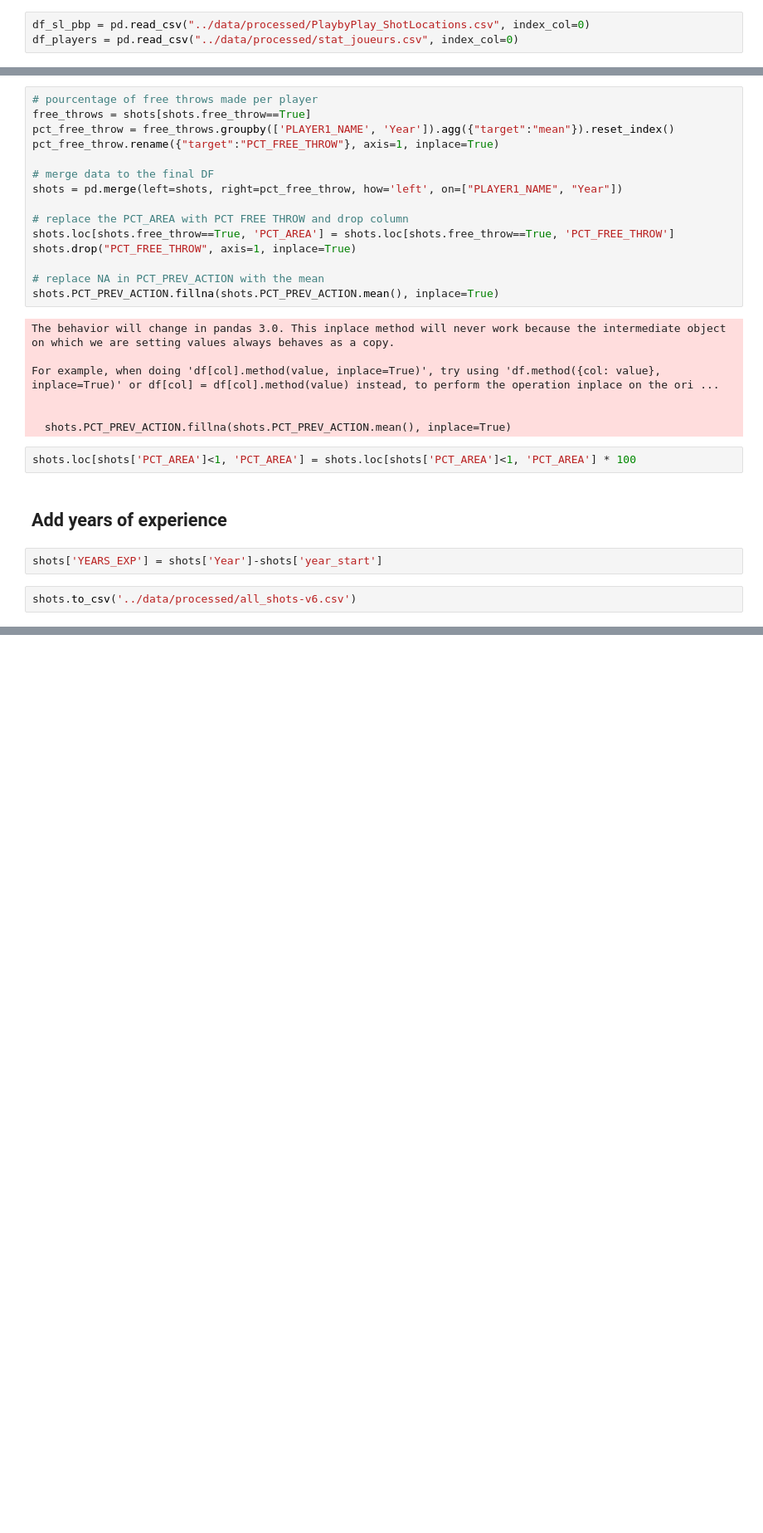
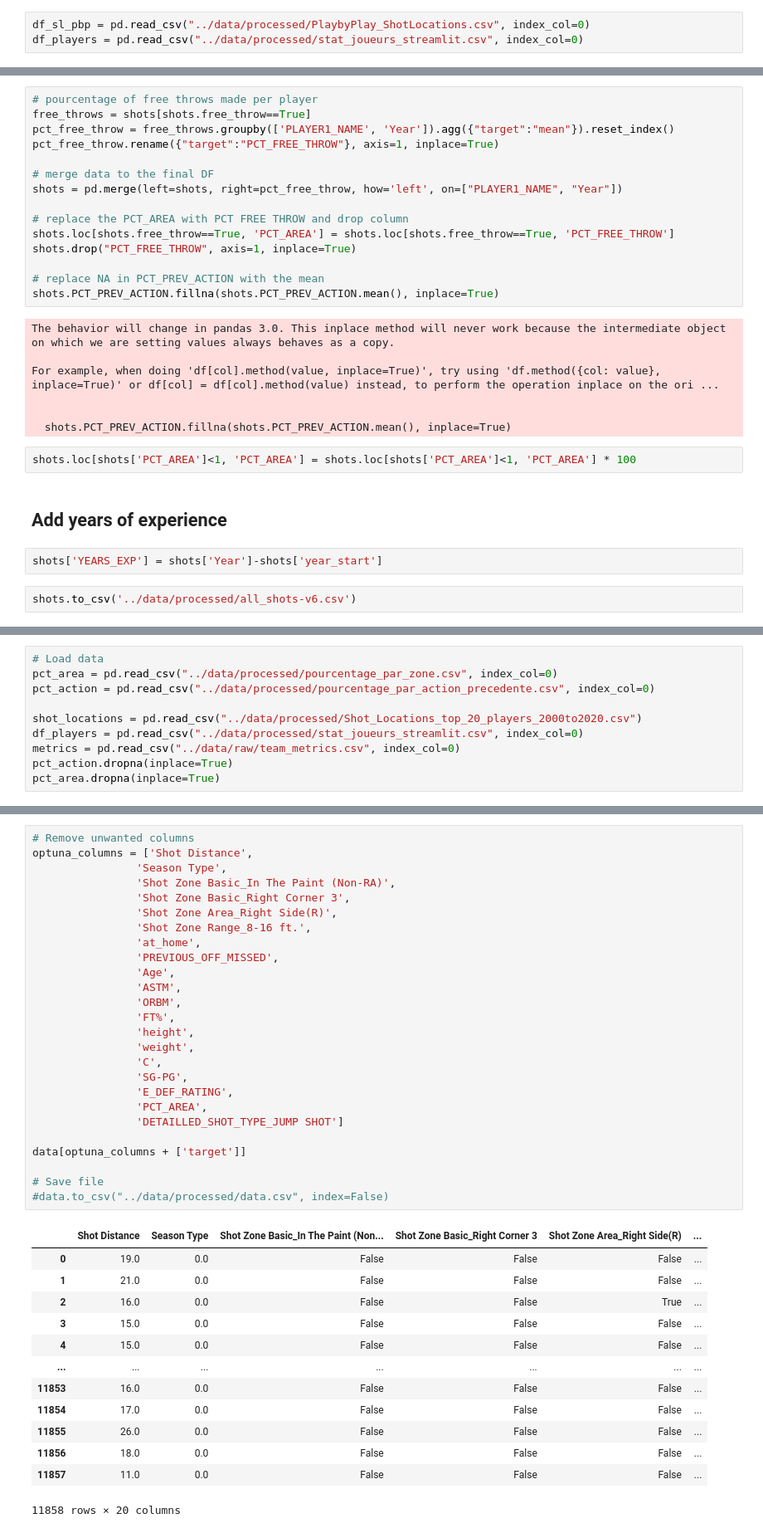
Before and after one commit to DataScientest-Studio/fev24_cds_nba1, a Jupyter notebook: notebooks/3.0-merge_datasets.ipynb, the cells around one changed output, grey strips where cells are left out. Shown at 83% size. Cells and saved outputs as stored; diff of their text form; blank space fills up the shorter version.

```diff
--- a/notebooks/3.0-merge_datasets.ipynb
+++ b/notebooks/3.0-merge_datasets.ipynb
@@ -49,7 +49,7 @@ Name: proportion, dtype: float64
 ### Merge players stats per year
 # %%
 df_sl_pbp = pd.read_csv("../data/processed/PlaybyPlay_ShotLocations.csv", index_col=0)
-df_players = pd.read_csv("../data/processed/stat_joueurs.csv", index_col=0)
+df_players = pd.read_csv("../data/processed/stat_joueurs_streamlit.csv", index_col=0)
 # %%
 # Fill Year feature with data from complete lines
 games = df_sl_pbp[['GAME_ID', 'Year']].drop_duplicates().dropna()
@@ -328,0 +623,10 @@ shots.to_csv('../data/processed/all_shots-v6.csv')
+# %%
+# Load data
+pct_area = pd.read_csv("../data/processed/pourcentage_par_zone.csv", index_col=0)
+pct_action = pd.read_csv("../data/processed/pourcentage_par_action_precedente.csv", index_col=0)
+
+shot_locations = pd.read_csv("../data/processed/Shot_Locations_top_20_players_2000to2020.csv")
+df_players = pd.read_csv("../data/processed/stat_joueurs_streamlit.csv", index_col=0)
+metrics = pd.read_csv("../data/raw/team_metrics.csv", index_col=0)
+pct_action.dropna(inplace=True)
+pct_area.dropna(inplace=True)
@@ -328,0 +769,40 @@ shots.to_csv('../data/processed/all_shots-v6.csv')
+# %%
+# Remove unwanted columns
+optuna_columns = ['Shot Distance',
+                'Season Type',
+                'Shot Zone Basic_In The Paint (Non-RA)',
+                'Shot Zone Basic_Right Corner 3',
+                'Shot Zone Area_Right Side(R)',
+                'Shot Zone Range_8-16 ft.',
+                'at_home',
+                'PREVIOUS_OFF_MISSED',
+                'Age',
+                'ASTM',
+                'ORBM',
+                'FT%',
+                'height',
+                'weight',
+                'C',
+                'SG-PG',
+                'E_DEF_RATING',
+                'PCT_AREA',
+                'DETAILLED_SHOT_TYPE_JUMP SHOT']
+
+data[optuna_columns + ['target']]
+
+# Save file
+#data.to_csv("../data/processed/data.csv", index=False)
+# %% [output]
+|  | Shot Distance | Season Type | Shot Zone Basic_In The Paint (Non... | Shot Zone Basic_Right Corner 3 | Shot Zone Area_Right Side(R) | ... |
+| 0 | 19.0 | 0.0 | False | False | False | ... |
+| 1 | 21.0 | 0.0 | False | False | False | ... |
+| 2 | 16.0 | 0.0 | False | False | True | ... |
+| 3 | 15.0 | 0.0 | False | False | False | ... |
+| 4 | 15.0 | 0.0 | False | False | False | ... |
+| ... | ... | ... | ... | ... | ... | ... |
+| 11853 | 16.0 | 0.0 | False | False | False | ... |
+| 11854 | 17.0 | 0.0 | False | False | False | ... |
+| 11855 | 26.0 | 0.0 | False | False | False | ... |
+| 11856 | 18.0 | 0.0 | False | False | False | ... |
+| 11857 | 11.0 | 0.0 | False | False | False | ... |
+11858 rows × 20 columns
```
Also changed, not shown: parts of 5 cells of this notebook, 19 other files.
